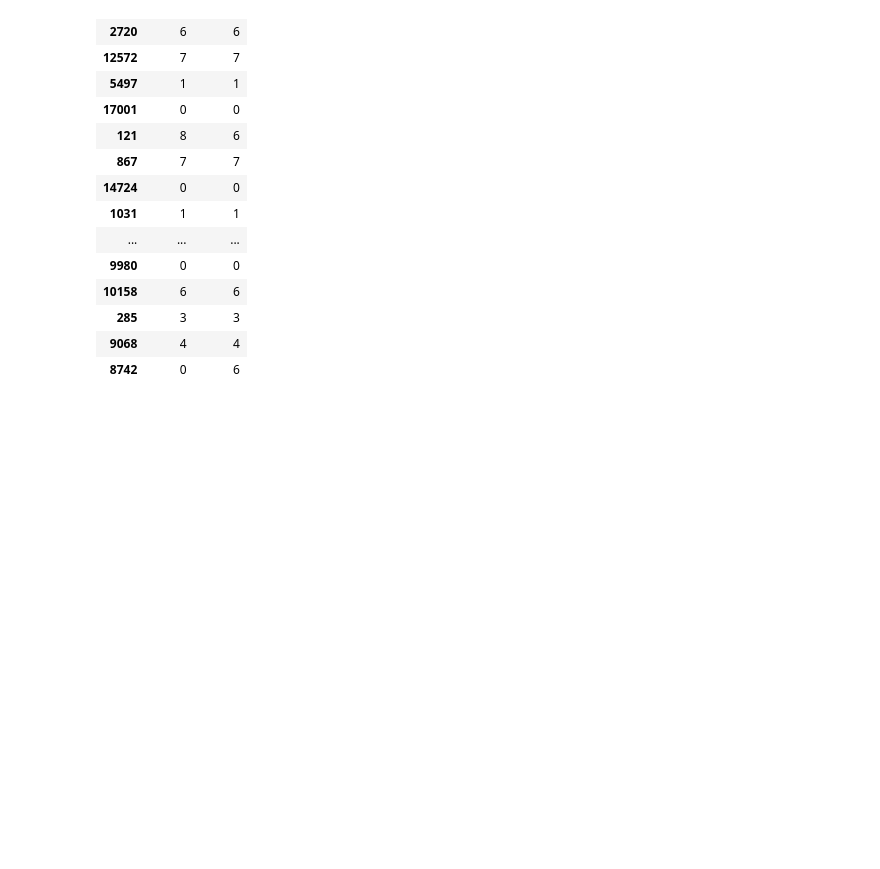
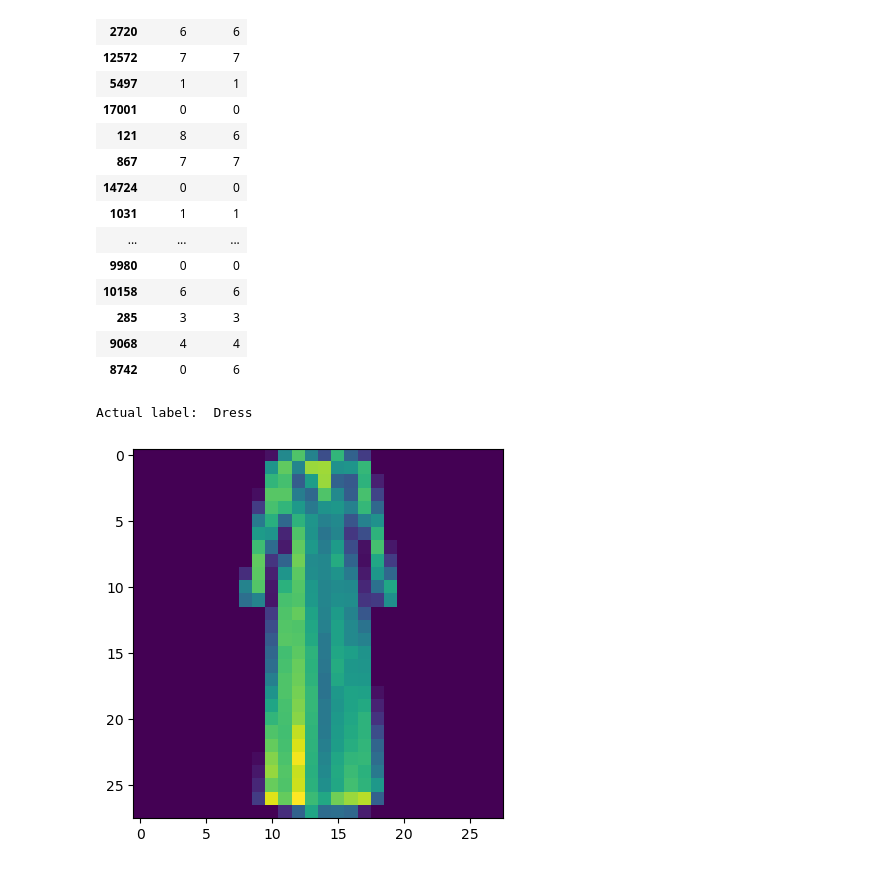
Before and after one commit to iakshaykr/AI_ML, a Jupyter notebook: Classification/05-ImageClassification_LogisticRegression_FashionMNIST.ipynb, the cells around one changed output. Cells and saved outputs as stored; diff of their text form; code cells hidden in the pictures; blank space fills up the shorter version.

```diff
--- a/Classification/05-ImageClassification_LogisticRegression_FashionMNIST.ipynb
+++ b/Classification/05-ImageClassification_LogisticRegression_FashionMNIST.ipynb
@@ -191,3 +191,8 @@ pred_results.sample(20)
 | 285 | 3 | 3 |
 | 9068 | 4 | 4 |
 | 8742 | 0 | 6 |
+# %%
+display_image(X.loc[597].values, Y.loc[597])
+# %% [output]
+Actual label:  Dress
+[figure, added]
```
Also changed, not shown: parts of 1 cell of this notebook, 6 other files.
